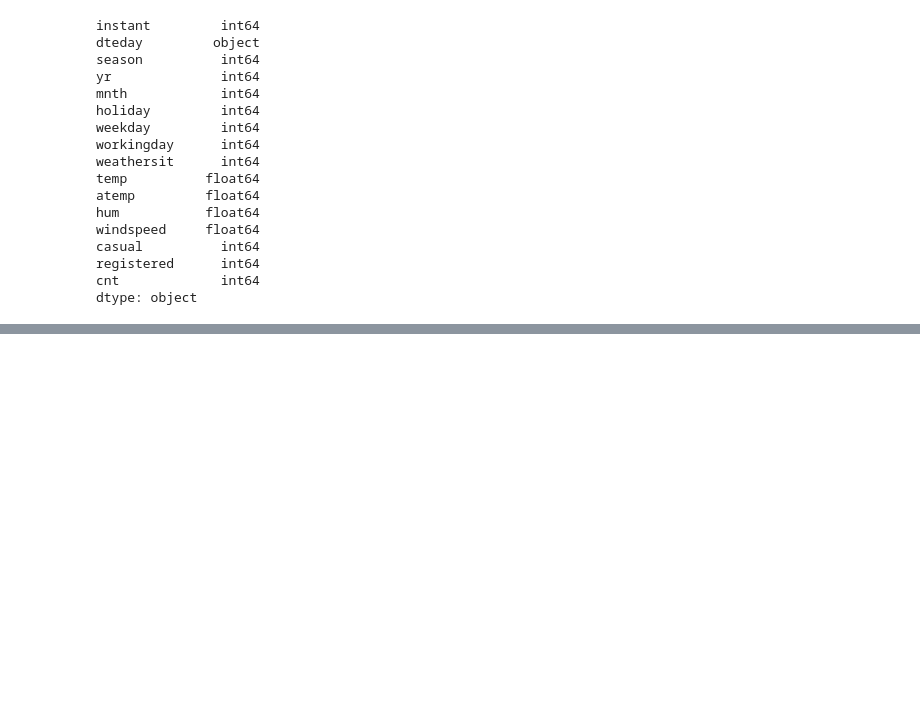
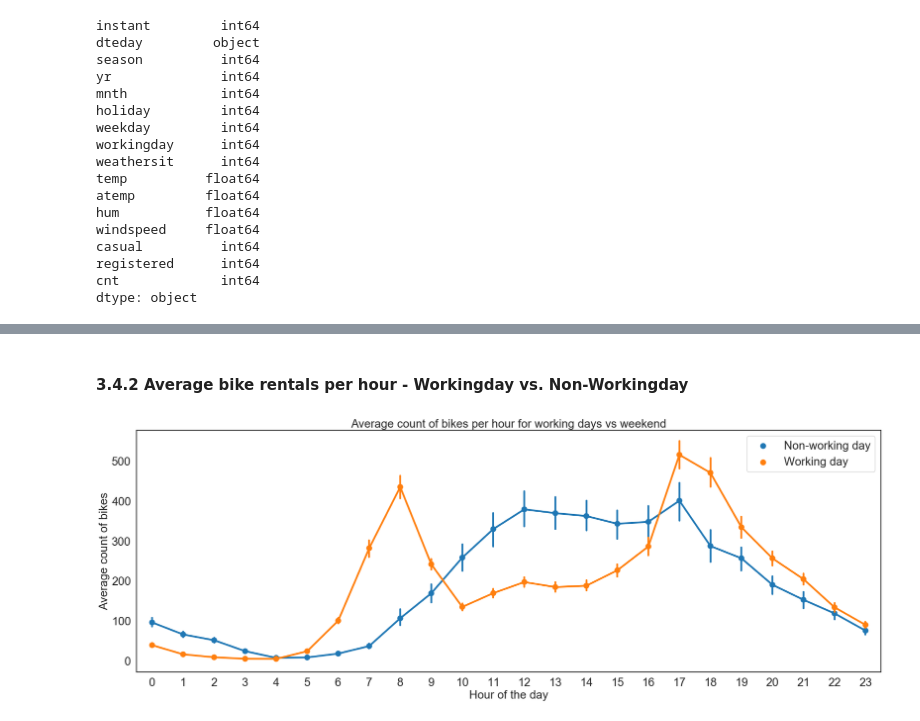
Before and after one commit to alombatti/Rewrite-in-Dask, a Jupyter notebook: Dask - EDA.ipynb, the cells around one changed output, grey strips where cells are left out. Cells and saved outputs as stored; diff of their text form; code cells hidden in the pictures; blank space fills up the shorter version.

```diff
--- a/Dask - EDA.ipynb
+++ b/Dask - EDA.ipynb
@@ -138,0 +251,17 @@ AttributeError: 'DataFrame' object has no attribute 'get'
+# %% [markdown]
+#### 3.4.2 Average bike rentals per hour - Workingday vs. Non-Workingday
+# %%
+fig, ax = plt.subplots()
+wor_week_plot = sns.pointplot(data = data[['hr',
+                                           'cnt',
+                                           'workingday']],
+                              x = 'hr',
+                              y = 'cnt',
+                              hue = 'workingday',
+                              estimator = np.average)
+leg_handles = ax.get_legend_handles_labels()[0]
+ax.legend(leg_handles, ["Non-working day", "Working day"])
+ax.set(xlabel = 'Hour of the day', ylabel = 'Average count of bikes',title = 'Average count of bikes per hour for working days vs weekend')
+plt.show()
+# %% [output]
+[figure, added]
```
Also changed, not shown: parts of 55 cells of this notebook, 12 other files.
